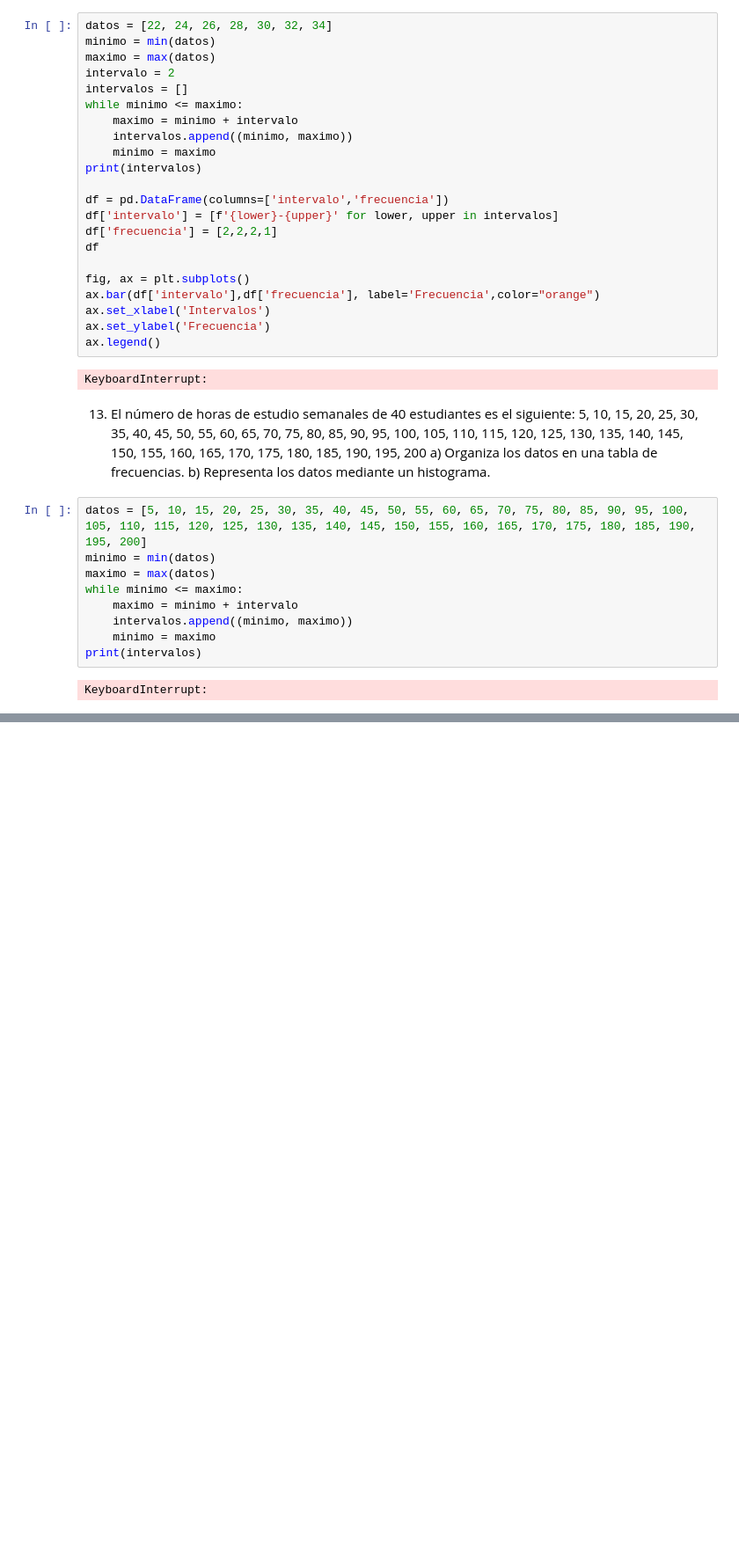
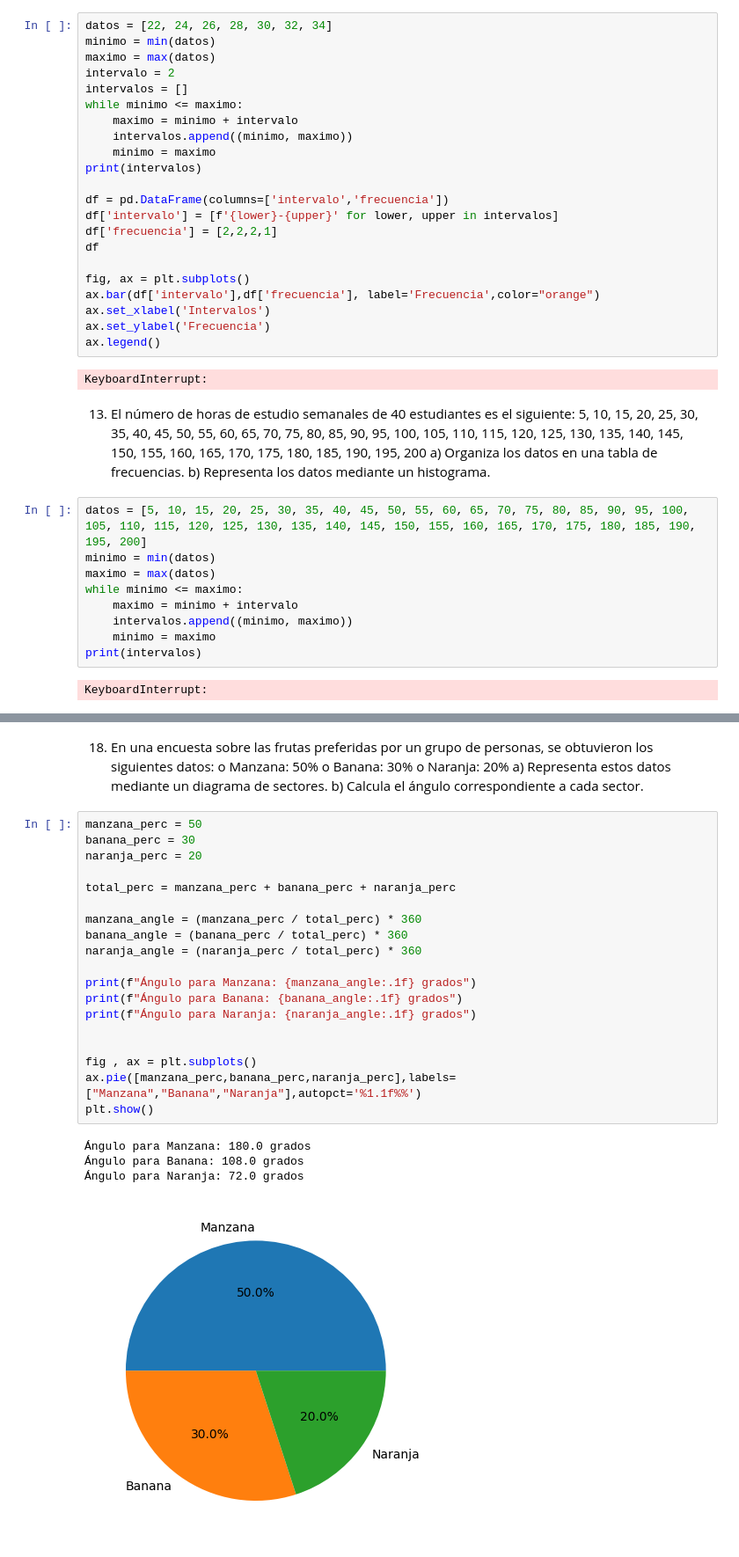
Before and after one commit to antonyYG/ejercicios_math, a Jupyter notebook: ejercicios_mat.ipynb, the cells around one changed output, grey strips where cells are left out. Shown at 88% size. Drawn from its saved outputs; the diff is of its cells as text; blank space fills up the shorter version.

```diff
--- a/ejercicios_mat.ipynb
+++ b/ejercicios_mat.ipynb
@@ -376,0 +523,32 @@ KeyboardInterrupt:
+# %% [markdown]
+18. En una encuesta sobre las frutas preferidas por un grupo de personas, se
+obtuvieron los siguientes datos:
+o Manzana: 50%
+o Banana: 30%
+o Naranja: 20%
+a) Representa estos datos mediante un diagrama de sectores.
+b) Calcula el ángulo correspondiente a cada sector.
+# %%
+manzana_perc = 50
+banana_perc = 30
+naranja_perc = 20
+
+total_perc = manzana_perc + banana_perc + naranja_perc
+
+manzana_angle = (manzana_perc / total_perc) * 360
+banana_angle = (banana_perc / total_perc) * 360
+naranja_angle = (naranja_perc / total_perc) * 360
+
+print(f"Ángulo para Manzana: {manzana_angle:.1f} grados")
+print(f"Ángulo para Banana: {banana_angle:.1f} grados")
+print(f"Ángulo para Naranja: {naranja_angle:.1f} grados")
+
+
+fig , ax = plt.subplots()
+ax.pie([manzana_perc,banana_perc,naranja_perc],labels=["Manzana","Banana","Naranja"],autopct='%1.1f%%')
+plt.show()
+# %% [output]
+Ángulo para Manzana: 180.0 grados
+Ángulo para Banana: 108.0 grados
+Ángulo para Naranja: 72.0 grados
+[figure, added]
```
Also changed, not shown: parts of 10 cells of this notebook.
